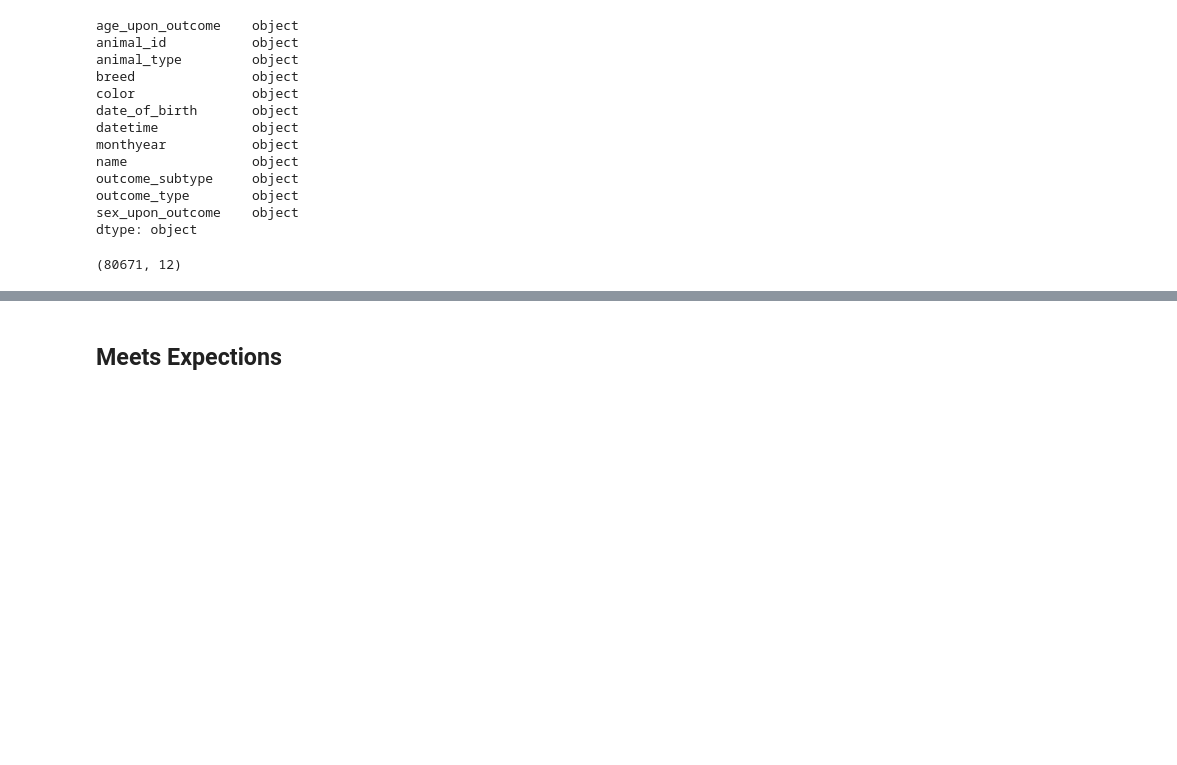
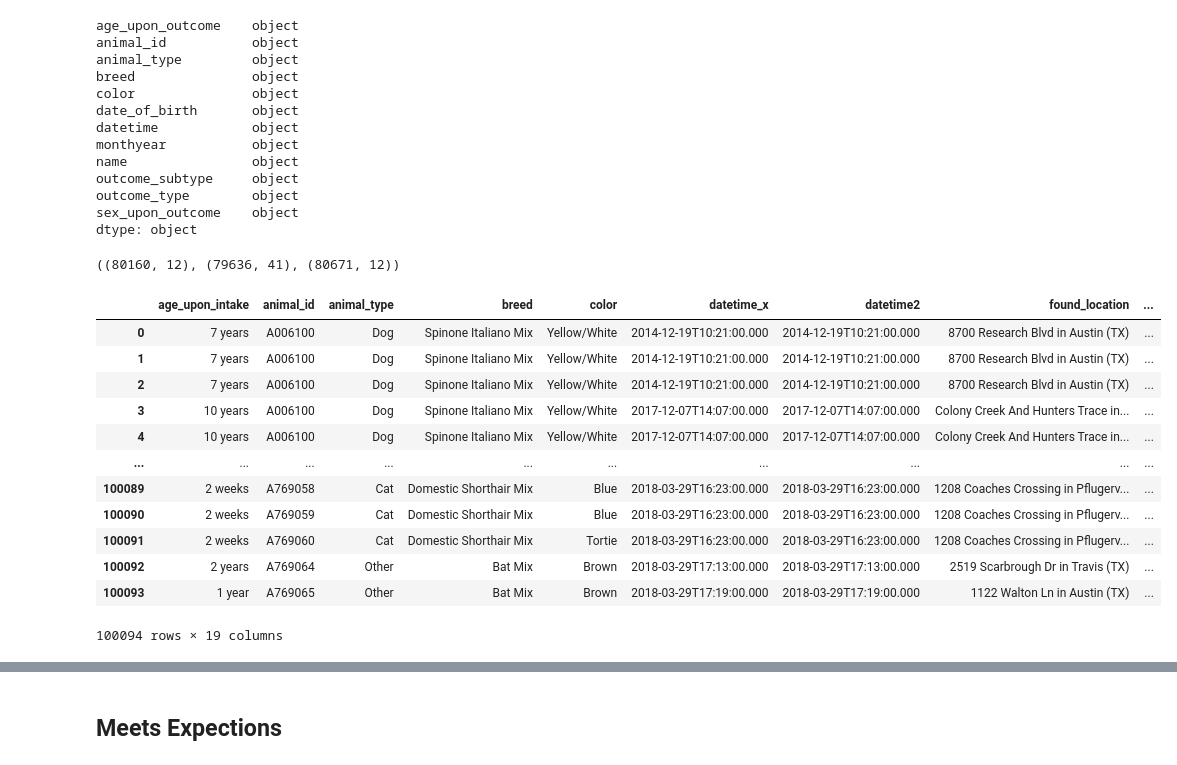
Before and after one commit to sahvsergio/treehouse_data_analysis_techdegree_unit5, a Jupyter notebook: Pet Shelter Analysis.ipynb, the cells around one changed output, grey strips where cells are left out. Drawn from its saved outputs; the diff is of its cells as text; code cells hidden in the pictures; blank space fills up the shorter version.

```diff
--- a/Pet Shelter Analysis.ipynb
+++ b/Pet Shelter Analysis.ipynb
@@ -237,10 +245,56 @@ outcome_type        object
 sex_upon_outcome    object
 dtype: object
 # %%
+#removing the duplicates from the outcomes dataframe
 outcomes.sort_values('animal_id', inplace=True)
 outcomes.drop_duplicates(('animal_id','age_upon_outcome','date_of_birth','datetime'), keep='last',inplace=True)
-#intakes_outcomes.shape
-#intakes_outcomes[['animal_id_intake','animal_id_outcome']]
-outcomes.shape
+
+intakes.shape, intakes_outcomes.shape, outcomes.shape
 # %% [output]
-(80671, 12)
+((80160, 12), (79636, 41), (80671, 12))
+# %%
+#merging the intakes and the outcomes dataframes
+
+merge_1=intakes.merge(
+    outcomes,
+
+    left_on=[
+        'animal_id',
+        'animal_type',
+        'breed',
+        'color',
+        'name'
+
+
+
+
+    ],
+    right_on=[
+        'animal_id',
+        'animal_type',
+        'breed',
+        'color',
+
+        'name'
+
+
+
+    ]
+
+)
+
+merge_1
+# %% [output]
+|  | age_upon_intake | animal_id | animal_type | breed | color | datetime_x | datetime2 | found_location | ... |
+| 0 | 7 years | A006100 | Dog | Spinone Italiano Mix | Yellow/White | 2014-12-19T10:21:00.000 | 2014-12-19T10:21:00.000 | 8700 Research Blvd in Austin (TX) | ... |
+| 1 | 7 years | A006100 | Dog | Spinone Italiano Mix | Yellow/White | 2014-12-19T10:21:00.000 | 2014-12-19T10:21:00.000 | 8700 Research Blvd in Austin (TX) | ... |
+| 2 | 7 years | A006100 | Dog | Spinone Italiano Mix | Yellow/White | 2014-12-19T10:21:00.000 | 2014-12-19T10:21:00.000 | 8700 Research Blvd in Austin (TX) | ... |
+| 3 | 10 years | A006100 | Dog | Spinone Italiano Mix | Yellow/White | 2017-12-07T14:07:00.000 | 2017-12-07T14:07:00.000 | Colony Creek And Hunters Trace in... | ... |
+| 4 | 10 years | A006100 | Dog | Spinone Italiano Mix | Yellow/White | 2017-12-07T14:07:00.000 | 2017-12-07T14:07:00.000 | Colony Creek And Hunters Trace in... | ... |
+| ... | ... | ... | ... | ... | ... | ... | ... | ... | ... |
+| 100089 | 2 weeks | A769058 | Cat | Domestic Shorthair Mix | Blue | 2018-03-29T16:23:00.000 | 2018-03-29T16:23:00.000 | 1208 Coaches Crossing in Pflugerv... | ... |
+| 100090 | 2 weeks | A769059 | Cat | Domestic Shorthair Mix | Blue | 2018-03-29T16:23:00.000 | 2018-03-29T16:23:00.000 | 1208 Coaches Crossing in Pflugerv... | ... |
+| 100091 | 2 weeks | A769060 | Cat | Domestic Shorthair Mix | Tortie | 2018-03-29T16:23:00.000 | 2018-03-29T16:23:00.000 | 1208 Coaches Crossing in Pflugerv... | ... |
+| 100092 | 2 years | A769064 | Other | Bat Mix | Brown | 2018-03-29T17:13:00.000 | 2018-03-29T17:13:00.000 | 2519 Scarbrough Dr in Travis (TX) | ... |
+| 100093 | 1 year | A769065 | Other | Bat Mix | Brown | 2018-03-29T17:19:00.000 | 2018-03-29T17:19:00.000 | 1122 Walton Ln in Austin (TX) | ... |
+100094 rows × 19 columns
```
Also changed, not shown: parts of 11 cells of this notebook.
